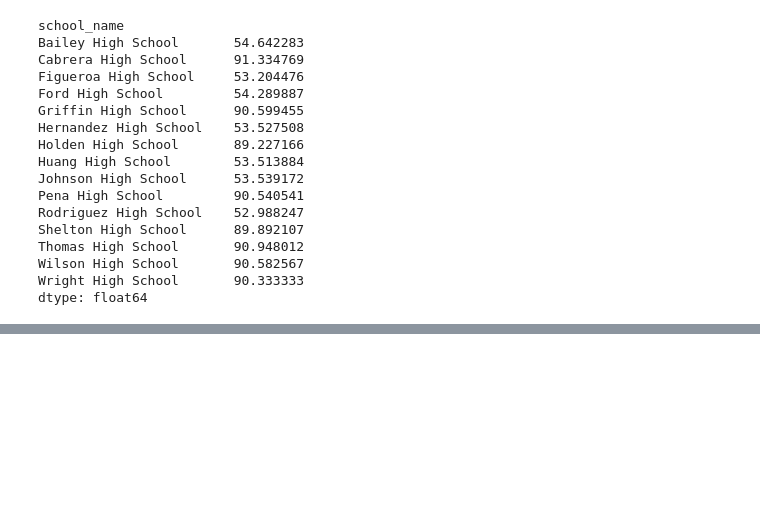
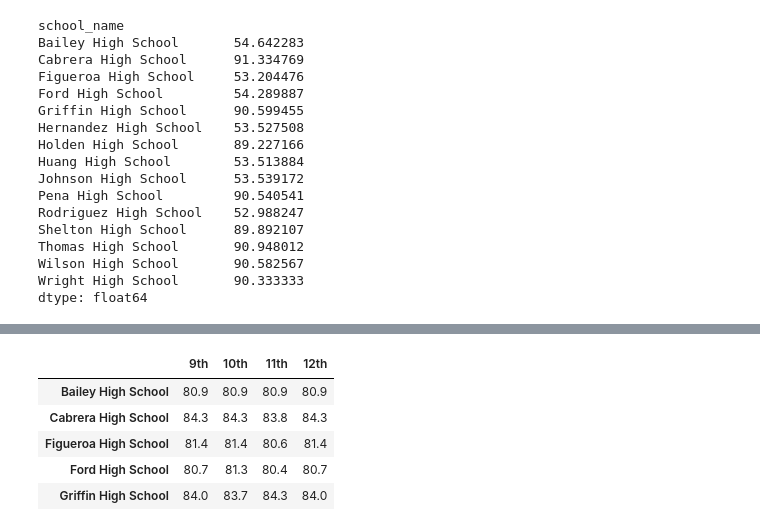
Before and after one commit to ArshiSingh95/School_District_Analysis, a Jupyter notebook: PyCitySchools.ipynb, the cells around one changed output, grey strips where cells are left out. Saved outputs shown, nothing was run; the diff lists cells and outputs as text; code cells hidden in the pictures; blank space fills up the shorter version.

```diff
--- a/PyCitySchools.ipynb
+++ b/PyCitySchools.ipynb
@@ -636,0 +764,35 @@ bottom_schools.head()
+# %%
+# # Format Each Column
+
+# math_scores_by_grade["9th"] = pd.to_numeric(math_scores_by_grade["9th"])
+
+
+# math_scores_by_grade["10th"] = pd.to_numeric(math_scores_by_grade["10th"])
+
+# math_scores_by_grade["11th"] = pd.to_numeric(math_scores_by_grade["11th"])
+
+# math_scores_by_grade["12th"] = pd.to_numeric(math_scores_by_grade["12th"])
+
+
+reading_scores_by_grade["9th"] = reading_scores_by_grade["9th"].map("{:.1f}".format)
+
+reading_scores_by_grade["10th"] = reading_scores_by_grade["10th"].map("{:.1f}".format)
+
+reading_scores_by_grade["11th"] = reading_scores_by_grade["11th"].map("{:.1f}".format)
+
+reading_scores_by_grade["12th"] = reading_scores_by_grade["12th"].map("{:.1f}".format)
+
+#Remove Index name
+
+reading_scores_by_grade.index.name = None
+
+#Display Data Frame
+
+reading_scores_by_grade.head()
+# %% [output]
+|  | 9th | 10th | 11th | 12th |
+| Bailey High School | 80.9 | 80.9 | 80.9 | 80.9 |
+| Cabrera High School | 84.3 | 84.3 | 83.8 | 84.3 |
+| Figueroa High School | 81.4 | 81.4 | 80.6 | 81.4 |
+| Ford High School | 80.7 | 81.3 | 80.4 | 80.7 |
+| Griffin High School | 84.0 | 83.7 | 84.3 | 84.0 |
```
Also changed, not shown: parts of 9 cells of this notebook.
